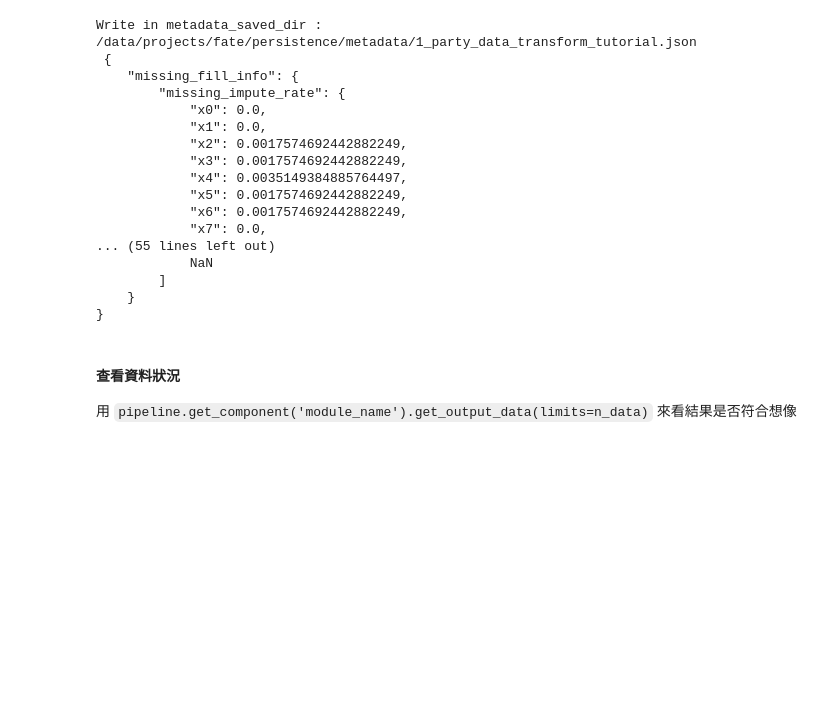
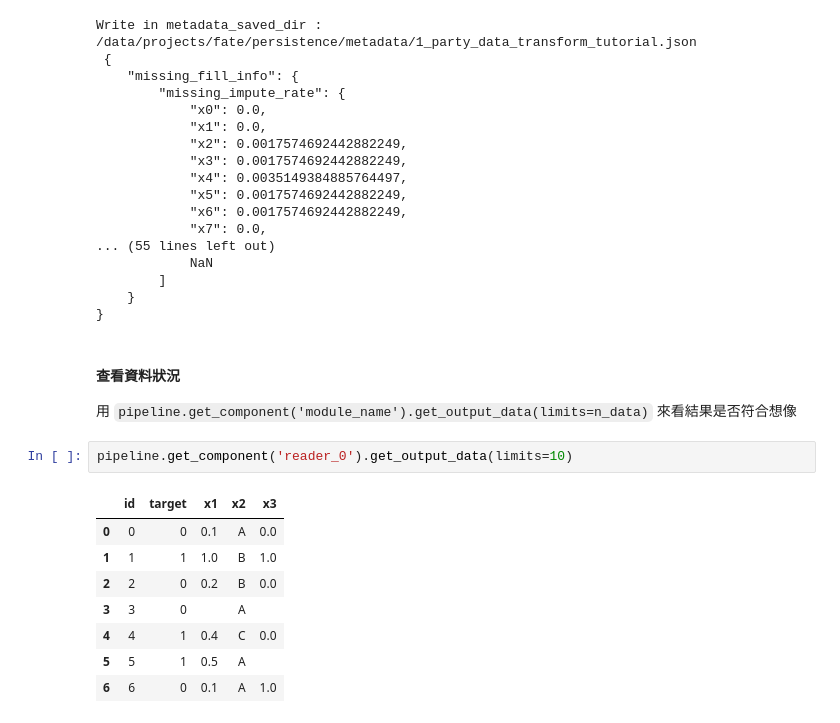
Before and after one commit to vic4code/fate-pipeline-component, a Jupyter notebook: persistence/one_party_data_preprocessing.ipynb, the cells around one changed output. Saved outputs shown, nothing was run; the diff lists cells and outputs as text; blank space fills up the shorter version.

Commit message:
add_two_party_continus_binary_cls_&_one_party_data_transform

```diff
--- a/persistence/one_party_data_preprocessing.ipynb
+++ b/persistence/one_party_data_preprocessing.ipynb
@@ -224,6 +213,17 @@ Write in metadata_saved_dir : /data/projects/fate/persistence/metadata/1_party_d
 #### 查看資料狀況
 
 用 `pipeline.get_component('module_name').get_output_data(limits=n_data)` 來看結果是否符合想像
+# %%
+pipeline.get_component('reader_0').get_output_data(limits=10)
+# %% [output]
+|  | id | target | x1 | x2 | x3 |
+| 0 | 0 | 0 | 0.1 | A | 0.0 |
+| 1 | 1 | 1 | 1.0 | B | 1.0 |
+| 2 | 2 | 0 | 0.2 | B | 0.0 |
+| 3 | 3 | 0 |  | A |  |
+| 4 | 4 | 1 | 0.4 | C | 0.0 |
+| 5 | 5 | 1 | 0.5 | A |  |
+| 6 | 6 | 0 | 0.1 | A | 1.0 |
 # %%
 pipeline.get_component('data_transform_0').get_output_data(limits=10)
 # %% [output]
```
Also changed, not shown: parts of 13 cells of this notebook, 5 other files.
